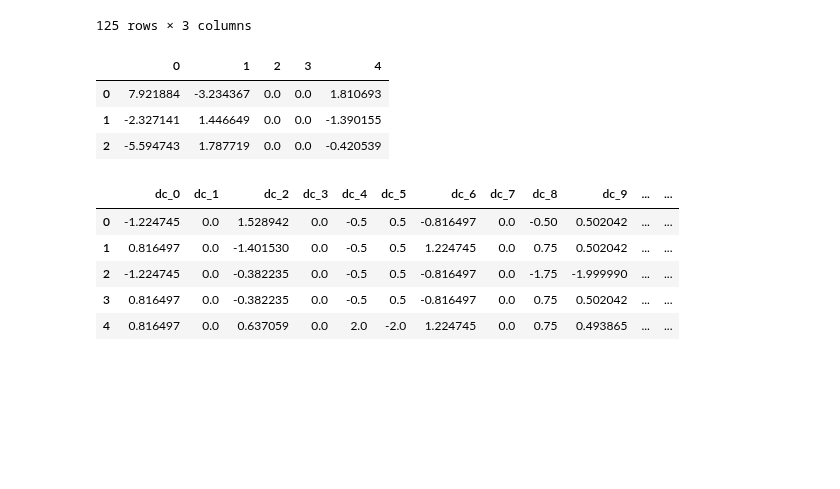
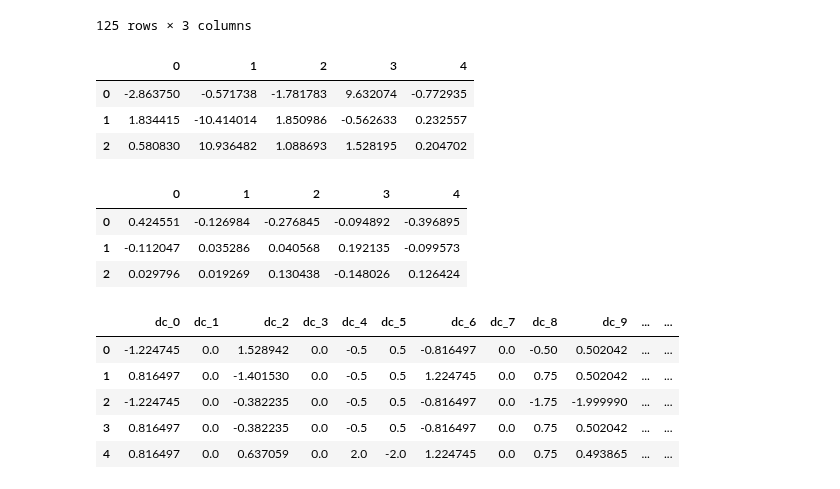
Before and after one commit to anushaihalapathirana/Multi_modal_data_fusion, a Jupyter notebook: project-work-MEx-classification.ipynb, the cells around one changed output. Saved outputs shown, nothing was run; the diff lists cells and outputs as text; code cells hidden in the pictures; blank space fills up the shorter version.

```diff
--- a/project-work-MEx-classification.ipynb
+++ b/project-work-MEx-classification.ipynb
@@ -459,36 +459,47 @@ train_set['df_acc'][10]
 | 123 | -0.864666 | -0.924257 | -0.802831 |
 | 124 | -0.513799 | -0.815001 | -0.568115 |
 125 rows × 3 columns
-# %%
-#  Using training dataset, fit PCA with 5-dimensional subspace
-# (i.e., choosing the 5 largest principal components)
-# and fit LDA with 5-dimensional subspace.
-
-from sklearn.decomposition import SparsePCA, IncrementalPCA, PCA
-from sklearn.discriminant_analysis import LinearDiscriminantAnalysis
-
-# pca = PCA(n_components = 5, svd_solver='full')
-# pca.fit(train_set['df_acc'][0])
-# components = pca.components_
-# components
-
-pca_train_df = train_set
-def pca_calculation(i,acc):
-#     print(i)
-    row = acc.T
-    pca = SparsePCA(n_components=5, random_state=0)
-    pca.fit(row)
-    transformed = pca.transform(row)
-#     transformed = pd.DataFrame(transformed)
-    return transformed
-
-pca_train_df['df_acc'] = [pca_calculation(i,x) for i,x in enumerate(pca_train_df['df_acc'])]
-pca_train_df['df_acc'][2]
-# %% [output]
-|  | 0 | 1 | 2 | 3 | 4 |
-| 0 | 7.921884 | -3.234367 | 0.0 | 0.0 | 1.810693 |
-| 1 | -2.327141 | 1.446649 | 0.0 | 0.0 | -1.390155 |
-| 2 | -5.594743 | 1.787719 | 0.0 | 0.0 | -0.420539 |
+# %%
+#  Using training dataset, fit PCA with 5-dimensional subspace
+# (i.e., choosing the 5 largest principal components)
+# and fit LDA with 5-dimensional subspace.
+
+from sklearn.decomposition import PCA
+
+pca_train_df = train_set.copy()
+pca_test_df = test_set.copy()
+
+pca = PCA(n_components=5)
+
+def combine_pca_rows(row):
+    df_line = np.vstack((np.vstack((row[0], row[1])),row[2])) # Combine transformed acc axes into one matrix
+    df_acc = pd.DataFrame(data=df_line) # Transform numpy array into pandas dataframe
+    return df_acc
+
+acc_pca_set = [x.to_numpy() for i,x in enumerate(pca_train_df['df_acc'])] # Transform dataframe rows into numpy list for easier later use
+acc_pca_set = np.array(acc_pca_set) # Transform list into array for later use
+
+acc_pca_testset = [x.to_numpy() for i,x in enumerate(pca_test_df['df_acc'])]
+acc_pca_testset = np.array(acc_pca_testset)
+
+acc_pca_set0 = pca.fit_transform(acc_pca_set[:,:,0]) # Transforms acc_0 axis from all samples against true classes
+acc_pca_testset0 = pca.transform(acc_pca_testset[:,:,0])
+
+acc_pca_set1 = pca.fit_transform(acc_pca_set[:,:,1])
+acc_pca_testset1 = pca.transform(acc_pca_testset[:,:,1])
+
+acc_pca_set2 = pca.fit_transform(acc_pca_set[:,:,2])
+acc_pca_testset2 = pca.transform(acc_pca_testset[:,:,2])
+
+pca_train_df['df_acc'] = [combine_pca_rows(x) for i,x in enumerate(zip(acc_pca_set0,acc_pca_set1,acc_pca_set2))]
+pca_test_df['df_acc'] = [combine_pca_rows(x) for i,x in enumerate(zip(acc_pca_testset0,acc_pca_testset1,acc_pca_testset2))]
+# %%
+pca_test_df['df_acc'][0]  # check data
+# %% [output]
+|  | 0 | 1 | 2 | 3 | 4 |
+| 0 | -2.863750 | -0.571738 | -1.781783 | 9.632074 | -0.772935 |
+| 1 | 1.834415 | -10.414014 | 1.850986 | -0.562633 | 0.232557 |
+| 2 | 0.580830 | 10.936482 | 1.088693 | 1.528195 | 0.204702 |
 # %%
 from sklearn.discriminant_analysis import LinearDiscriminantAnalysis
 
@@ -518,6 +530,13 @@ acc_testset2 = lda.fit_transform(acc_testset[:,:,2], lda_test_df['exercise_id'])
 
 lda_train_df['df_acc'] = [combine_lda_rows(x) for i,x in enumerate(zip(acc_set0,acc_set1,acc_set2))] # Calls combine_lda_rows to make full dataframe from transformed datasets
 lda_test_df['df_acc'] = [combine_lda_rows(x) for i,x in enumerate(zip(acc_testset0,acc_testset1,acc_testset2))]
+# %%
+lda_train_df['df_acc'][0] # check data
+# %% [output]
+|  | 0 | 1 | 2 | 3 | 4 |
+| 0 | 0.424551 | -0.126984 | -0.276845 | -0.094892 | -0.396895 |
+| 1 | -0.112047 | 0.035286 | 0.040568 | 0.192135 | -0.099573 |
+| 2 | 0.029796 | 0.019269 | 0.130438 | -0.148026 | 0.126424 |
 # %%
 # 2.2
 
```
Also changed, not shown: parts of 5 cells of this notebook.
